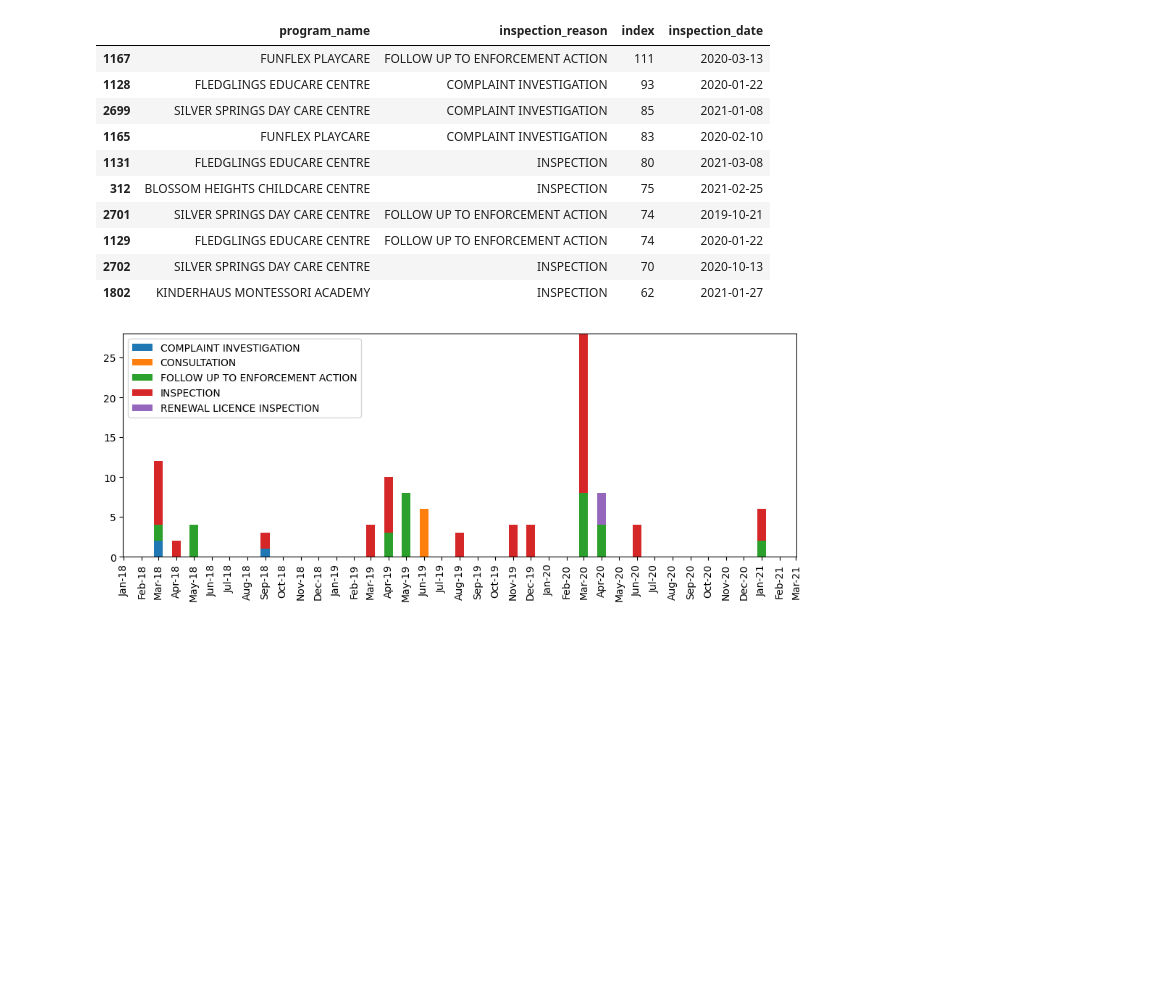
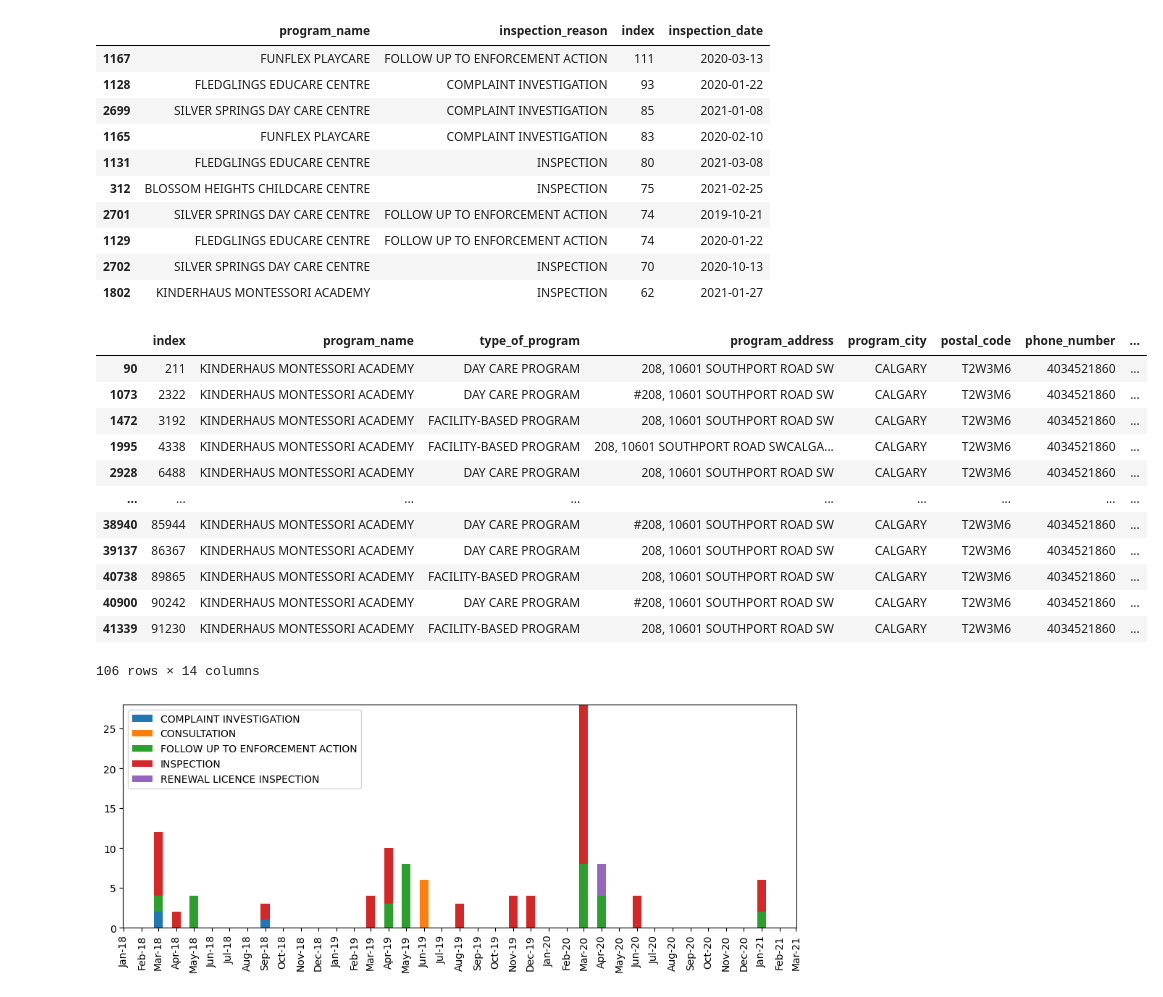
Before and after one commit to brunocgf/calgary_childcares, a Jupyter notebook: workbook.ipynb, the cells around one changed output. Drawn from its saved outputs; the diff is of its cells as text; code cells hidden in the pictures; blank space fills up the shorter version.

```diff
--- a/workbook.ipynb
+++ b/workbook.ipynb
@@ -262,6 +264,22 @@ df_clean.groupby(['program_name', 'inspection_reason']).agg({'index': 'count', '
 program_name = "KINDERHAUS MONTESSORI ACADEMY"
 # %%
 df_filtered = df_clean[df_clean['program_name'].str.contains(program_name)]
+# %%
+df_filtered
+# %% [output]
+|  | index | program_name | type_of_program | program_address | program_city | postal_code | phone_number | ... |
+| 90 | 211 | KINDERHAUS MONTESSORI ACADEMY | DAY CARE PROGRAM | 208, 10601 SOUTHPORT ROAD SW | CALGARY | T2W3M6 | 4034521860 | ... |
+| 1073 | 2322 | KINDERHAUS MONTESSORI ACADEMY | DAY CARE PROGRAM | #208, 10601 SOUTHPORT ROAD SW | CALGARY | T2W3M6 | 4034521860 | ... |
+| 1472 | 3192 | KINDERHAUS MONTESSORI ACADEMY | FACILITY-BASED PROGRAM | 208, 10601 SOUTHPORT ROAD SW | CALGARY | T2W3M6 | 4034521860 | ... |
+| 1995 | 4338 | KINDERHAUS MONTESSORI ACADEMY | FACILITY-BASED PROGRAM | 208, 10601 SOUTHPORT ROAD SWCALGA... | CALGARY | T2W3M6 | 4034521860 | ... |
+| 2928 | 6488 | KINDERHAUS MONTESSORI ACADEMY | DAY CARE PROGRAM | 208, 10601 SOUTHPORT ROAD SW | CALGARY | T2W3M6 | 4034521860 | ... |
+| ... | ... | ... | ... | ... | ... | ... | ... | ... |
+| 38940 | 85944 | KINDERHAUS MONTESSORI ACADEMY | DAY CARE PROGRAM | #208, 10601 SOUTHPORT ROAD SW | CALGARY | T2W3M6 | 4034521860 | ... |
+| 39137 | 86367 | KINDERHAUS MONTESSORI ACADEMY | DAY CARE PROGRAM | 208, 10601 SOUTHPORT ROAD SW | CALGARY | T2W3M6 | 4034521860 | ... |
+| 40738 | 89865 | KINDERHAUS MONTESSORI ACADEMY | FACILITY-BASED PROGRAM | 208, 10601 SOUTHPORT ROAD SW | CALGARY | T2W3M6 | 4034521860 | ... |
+| 40900 | 90242 | KINDERHAUS MONTESSORI ACADEMY | DAY CARE PROGRAM | #208, 10601 SOUTHPORT ROAD SW | CALGARY | T2W3M6 | 4034521860 | ... |
+| 41339 | 91230 | KINDERHAUS MONTESSORI ACADEMY | FACILITY-BASED PROGRAM | 208, 10601 SOUTHPORT ROAD SW | CALGARY | T2W3M6 | 4034521860 | ... |
+106 rows × 14 columns
 # %%
 #df_barplot = df_filtered.groupby(['inspection_reason', 'inspection_date']).index.count().reset_index()>
 df_plot = df_filtered.groupby(['inspection_reason', pd.Grouper(key='inspection_date', freq='MS')]).index.count().unstack(0).fillna(0)
```
Also changed, not shown: parts of 5 cells of this notebook, 1 other file.
